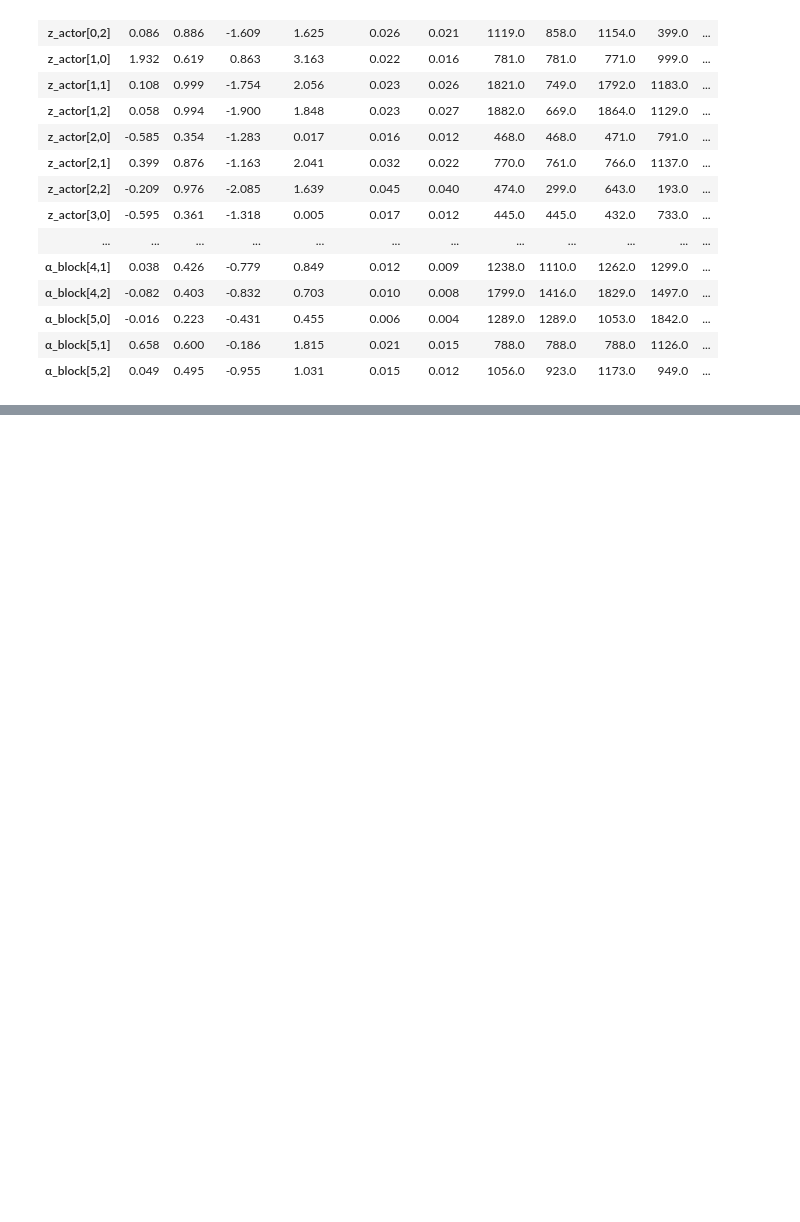
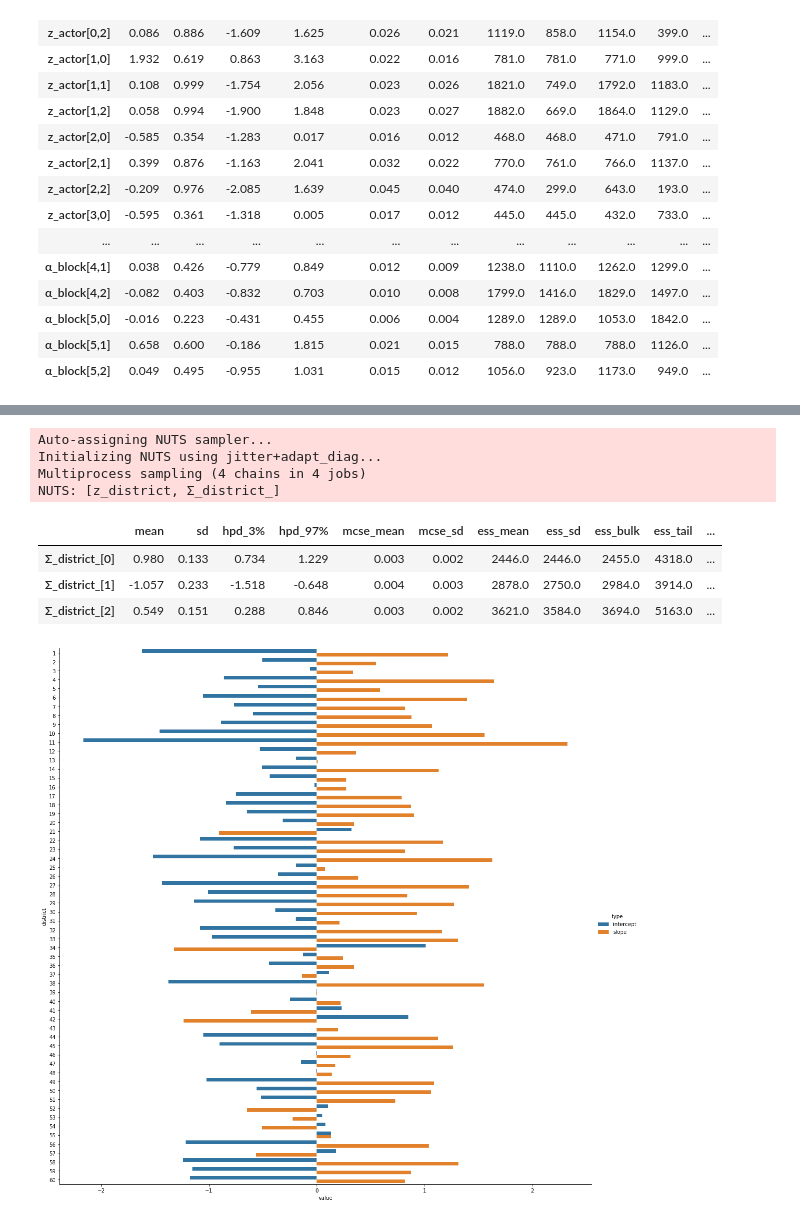
Before and after one commit to bartfrenk/courses, a Jupyter notebook: statistical-rethinking/notebooks/chapter-13.ipynb, the cells around one changed output, grey strips where cells are left out. Drawn from its saved outputs; the diff is of its cells as text; code cells hidden in the pictures; blank space fills up the shorter version.

```diff
--- a/statistical-rethinking/notebooks/chapter-13.ipynb
+++ b/statistical-rethinking/notebooks/chapter-13.ipynb
@@ -121,0 +268,47 @@ display(s)
+# %%
+models = {}
+traces = {}
+# %%
+district = df.district.values - 1
+n_district = len(set(district))
+use = df["use.contraception"].values
+urban = df.urban.values
+n_urban = len(set(urban))
+
+if set(range(0, max(district) + 1)).difference(set(district)):
+    print("Districts are not consecutive")
+
+with pm.Model() as model:
+    σ_district = pm.HalfCauchy.dist(beta=2.5)
+    Σ_district_ = pm.LKJCholeskyCov("Σ_district_", n=2, eta=1, sd_dist=σ_district)
+    Σ_district = pm.expand_packed_triangular(2, Σ_district_, lower=True)
+    z_district = pm.Normal("z_district", mu=0, sigma=1, shape=(n_district, 2))
+    α_district = pm.Deterministic("α_district", tt.dot(z_district, Σ_district.T))
+    p = pm.math.invlogit(α_district[district, 0] + α_district[district, 1] * urban)
+    pm.Binomial("y", 1, p, observed=use)
+models[0] = model
+# %%
+kwargs = {"draws": 2000, "tune": 2000}
+for (i, model) in models.items():
+    if i not in traces:
+        traces[i] = pm.sample(model=model, **kwargs)
+# %% [output]
+Auto-assigning NUTS sampler...
+Initializing NUTS using jitter+adapt_diag...
+Multiprocess sampling (4 chains in 4 jobs)
+NUTS: [z_district, Σ_district_]
+# %%
+az.summary(traces[0], var_names=["Σ_district_"])
+# %% [output]
+|  | mean | sd | hpd_3% | hpd_97% | mcse_mean | mcse_sd | ess_mean | ess_sd | ess_bulk | ess_tail | ... |
+| Σ_district_[0] | 0.980 | 0.133 | 0.734 | 1.229 | 0.003 | 0.002 | 2446.0 | 2446.0 | 2455.0 | 4318.0 | ... |
+| Σ_district_[1] | -1.057 | 0.233 | -1.518 | -0.648 | 0.004 | 0.003 | 2878.0 | 2750.0 | 2984.0 | 3914.0 | ... |
+| Σ_district_[2] | 0.549 | 0.151 | 0.288 | 0.846 | 0.003 | 0.002 | 3621.0 | 3584.0 | 3694.0 | 5163.0 | ... |
+# %%
+m = np.median(traces[0]["α_district"], axis=0)
+intercepts = pd.DataFrame({"value": m[:, 0], "type": "intercept", "district": range(1, n_district + 1)})
+slopes = pd.DataFrame({"value": m[:, 1], "type": "slope", "district": range(1, n_district + 1)})
+df = pd.concat([intercepts, slopes], ignore_index=True)
+sns.catplot(y="district", x="value", hue="type", data=df, kind="bar", orient="h", height=15, ci=None);
+# %% [output]
+[figure, added]
```
Also changed, not shown: parts of 26 cells of this notebook, 2 other files.
